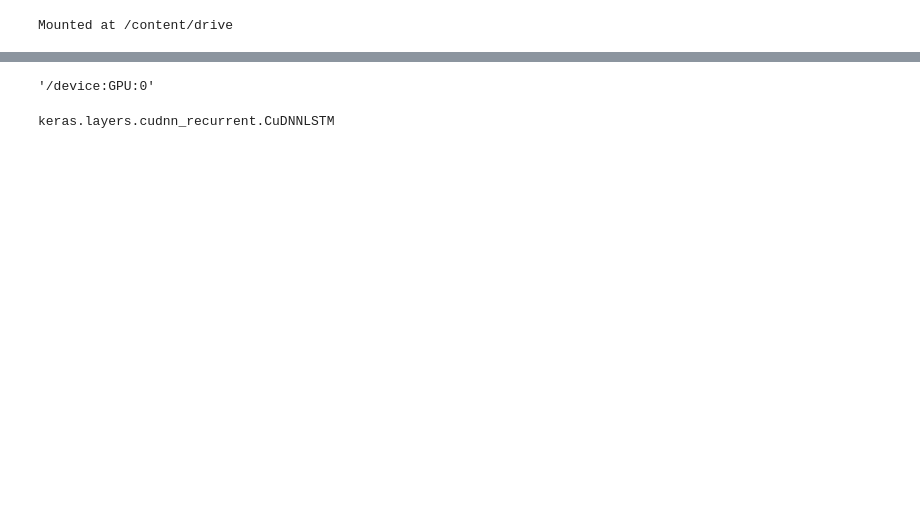
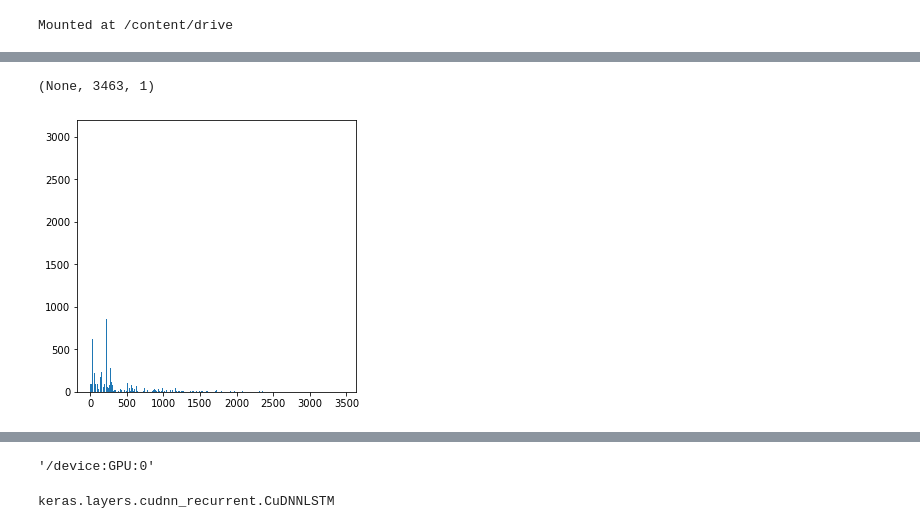
Before and after one commit to namlv97/biLSTM-vietnamese-uit-student-feedbacks, a Jupyter notebook: biLSTM_Vietnamese_uit_student_feedbacks.ipynb, the cells around one changed output, grey strips where cells are left out. Saved outputs shown, nothing was run; the diff lists cells and outputs as text; code cells hidden in the pictures; blank space fills up the shorter version.

```diff
--- a/biLSTM_Vietnamese_uit_student_feedbacks.ipynb
+++ b/biLSTM_Vietnamese_uit_student_feedbacks.ipynb
@@ -196,0 +144,5 @@ def create_input_ids(sample):
+# %%
+all_tokens=[s[0] for s in train_x]
+all_tokens=list(chain.from_iterable(all_tokens))
+# %%
+counter=Counter(all_tokens)
@@ -196,0 +162,12 @@ def create_input_ids(sample):
+# %%
+x,y=list(range(1,len(counter)+1)),list(counter.values())
+# %%
+def seq_len_visualizer(x,y):
+  fig, ax = plt.subplots(1, 1, sharex=True, sharey=True,figsize=(5,5))
+  ax.bar(x,y)
+  fig.show()
+# %%
+seq_len_visualizer(x,y),max(x),min(x)
+# %% [output]
+(None, 3463, 1)
+[figure, added]
```
Also changed, not shown: parts of 76 cells of this notebook.
